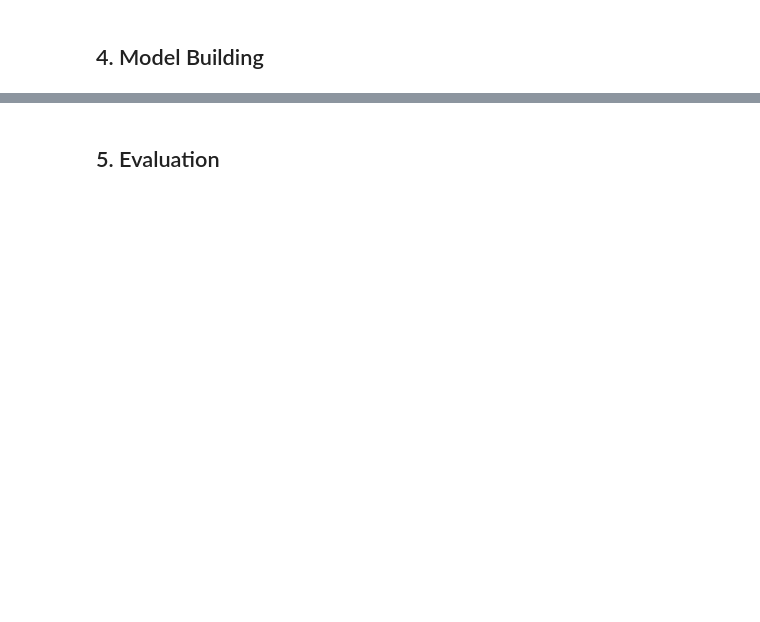
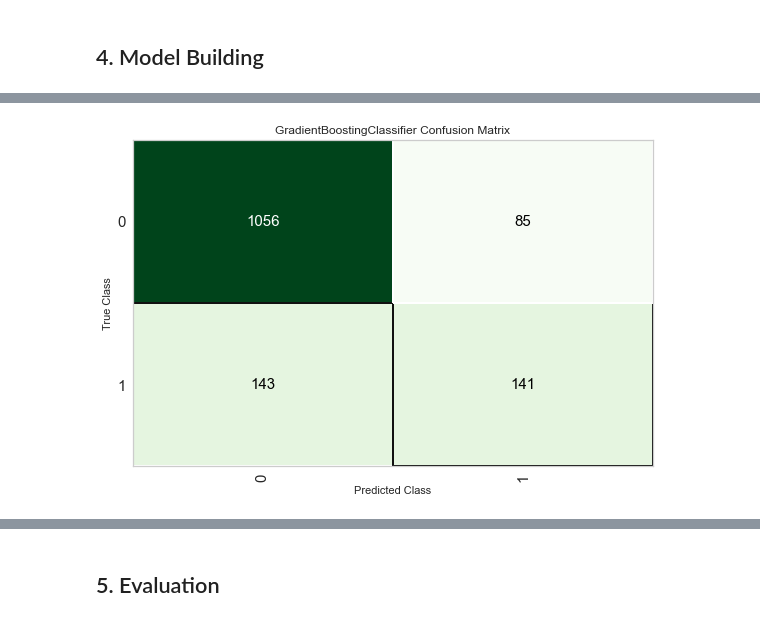
Before and after one commit to YingHei/How-many-Customers-Stay-Classification, a Jupyter notebook: main.ipynb, the cells around one changed output, grey strips where cells are left out. Drawn from its saved outputs; the diff is of its cells as text; code cells hidden in the pictures; blank space fills up the shorter version.

```diff
--- a/main.ipynb
+++ b/main.ipynb
@@ -270,0 +123,4 @@ select_test_x = test_x[:, gbdt.feature_importances_>0.01]
+# %%
+# Create baseline gbc model
+gbc = create_model('gbc', fold=5)
+print(gbc)
@@ -270,0 +146,14 @@ select_test_x = test_x[:, gbdt.feature_importances_>0.01]
+# %%
+# parameters for Gradient Boosting Classifier
+
+gbc_params = {'learning_rate': [1, 0.5, 0.25, 0.1, 0.05, 0.01],
+              'n_estimators' : [2, 4, 8, 16, 32, 64, 128, 200, 256, 500],
+              'max_depth': [2, 3, 5, 8, 10, 15, 25, 30],
+              'min_samples_split':[2, 4, 6, 8, 10, 20, 40, 60, 100],
+              'min_samples_leaf':[1, 3, 5, 7, 9],
+              'max_features': ['auto', 'sqrt', 'log2']
+             }
+# %%
+# Tune the baseline gbc model
+tuned_gbc = tune_model(gbc, fold=5, custom_grid = gbc_params,  optimize = 'F1')#, search_algorithm = 'grid')
+tuned_gbc
@@ -270,0 +179,4 @@ select_test_x = test_x[:, gbdt.feature_importances_>0.01]
+# %%
+plot_model(tuned_gbc, plot='confusion_matrix')
+# %% [output]
+[figure, added]
```
Also changed, not shown: parts of 76 cells of this notebook, 10 other files.
